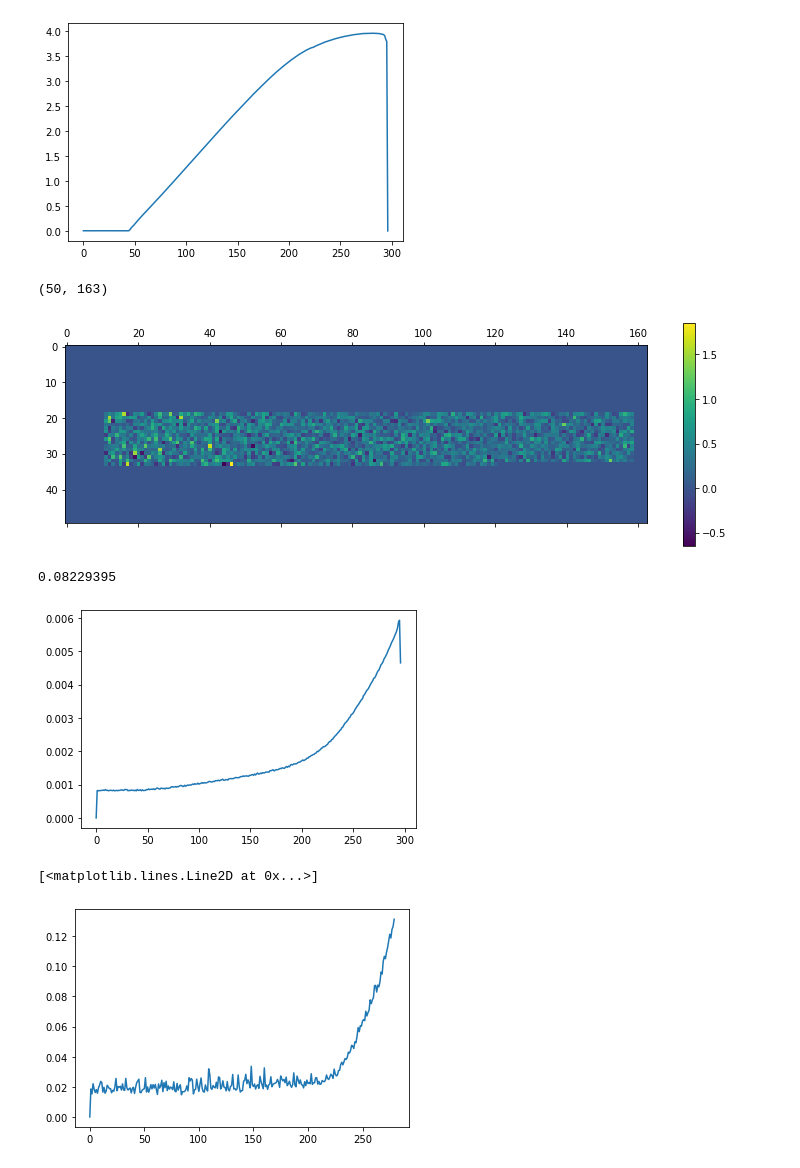
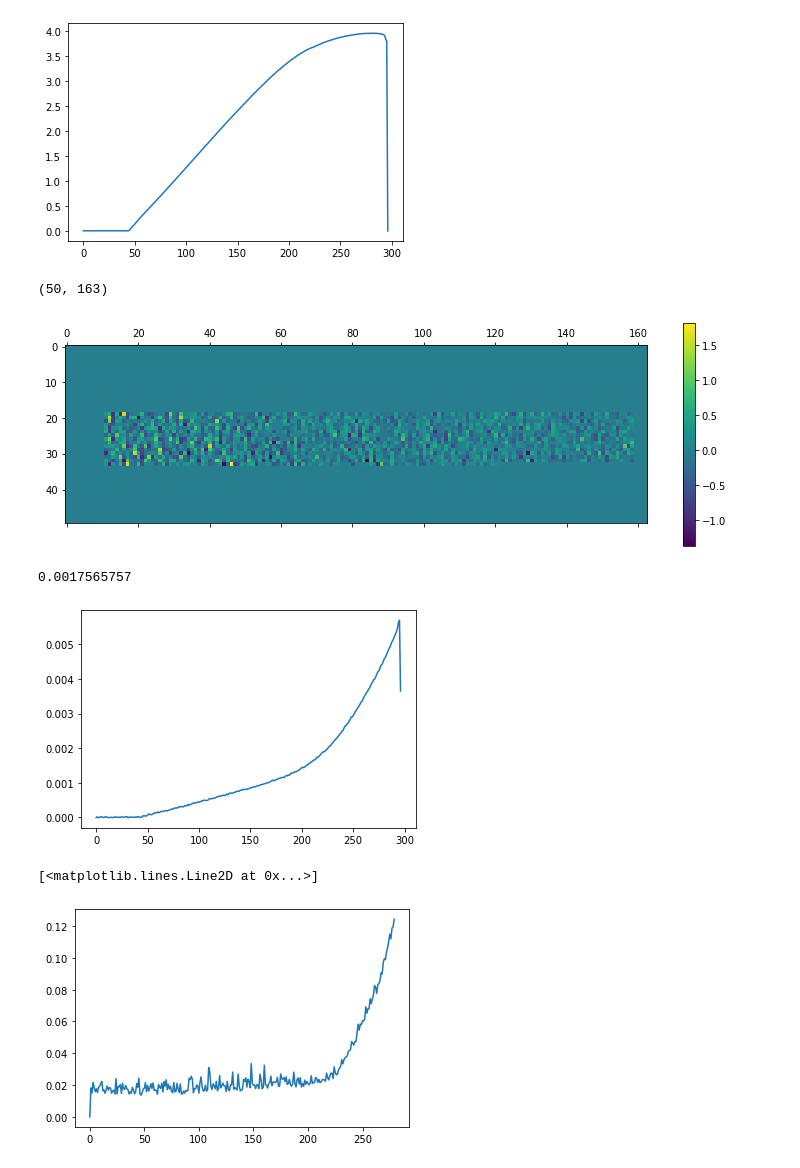
Before and after one commit to KMDE-10/DIC, a Jupyter notebook: EVALUATION.ipynb, the cells around one changed output. Saved outputs shown, nothing was run; the diff lists cells and outputs as text; code cells hidden in the pictures.

```diff
--- a/EVALUATION.ipynb
+++ b/EVALUATION.ipynb
@@ -266,34 +348,36 @@ MultiIndex([(     'add_data',             'analog_channels'),
 [<matplotlib.lines.Line2D at 0x...>]
 [figure]
 # %%
+strain=(      'strains',               'strain_yy')
 array=lookup.loc['Y:\Istra Repositories\ch-gr_exports\QL_A_8yiii\series_step_1.hdf5',
-                       (      'strains',         'strain_p1')]*100
+                       strain]*100
 
 display(array.shape)
 a=plt.matshow(array)
+#plt.scatter(46,33)
 plt.colorbar(a)
 plt.show()
 display(np.mean(array))
 # %% [output]
 (50, 163)
-[figure, old version]
+[figure, new version]
-0.08229395
+0.0017565757
 # %%
 mean_strain=[]
 for i in lookup.index:
-    mean_strain.append(np.mean(lookup.loc[i,(      'strains',         'strain_p1')]))
+    mean_strain.append(np.mean(lookup.loc[i,strain]))
 plt.plot(mean_strain)
 plt.show()
 # %% [output]
-[figure, old version]
+[figure, new version]
 # %%
 mean_strain=[]
 for i in lookup.index[0:280]:
-    mean_strain.append(np.max(lookup.loc[i,(      'strains',         'strain_p1')]))
+    mean_strain.append(np.max(lookup.loc[i,strain]))
 plt.plot(mean_strain)
 # %% [output]
 [<matplotlib.lines.Line2D at 0x...>]
-[figure, old version]
+[figure, new version]
 # %%
 from scipy.signal import savgol_filter as sav
 clean=sav(mean_strain,33,3,0,0)
```
Also changed, not shown: parts of 25 cells of this notebook, 1 other file.
